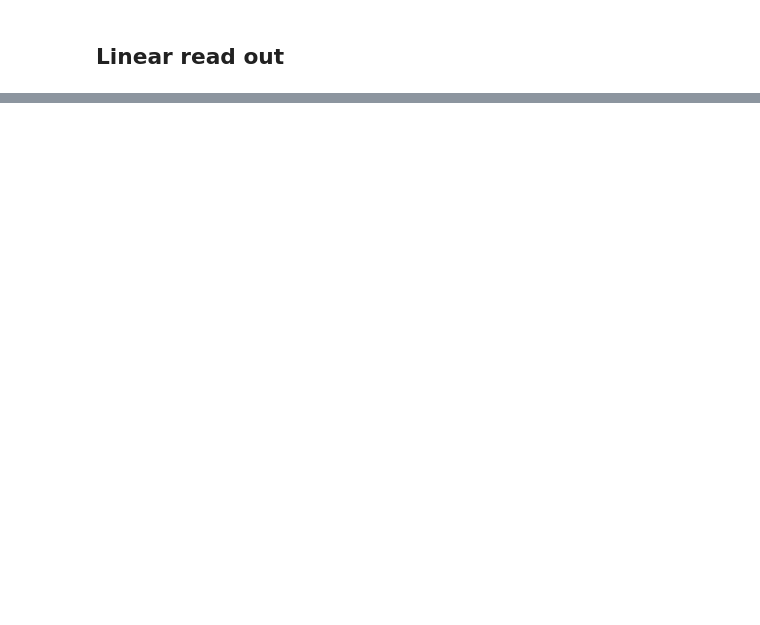
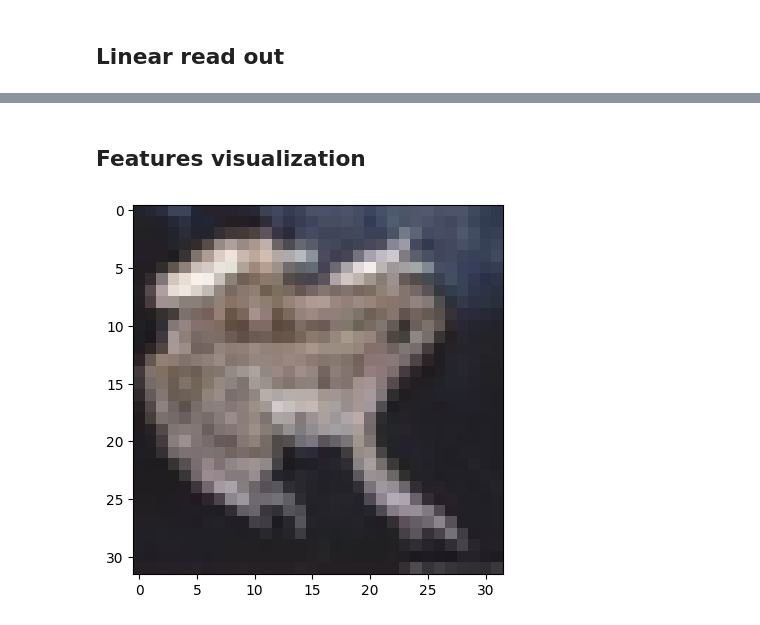
Before and after one commit to C1PO/CIFAR10-classification_and_analysis, a Jupyter notebook: cognition&computation.ipynb, the cells around one changed output, grey strips where cells are left out. Saved outputs shown, nothing was run; the diff lists cells and outputs as text; code cells hidden in the pictures; blank space fills up the shorter version.

```diff
--- a/cognition&computation.ipynb
+++ b/cognition&computation.ipynb
@@ -454,0 +392,7 @@ Accuracy of the network on the 10000 test images: 59 %
+# %% [markdown]
+## Features visualization
+# %%
+plt.imshow(x_train[0])
+plt.show()
+# %% [output]
+[figure, added]
```
Also changed, not shown: parts of 59 cells of this notebook.
